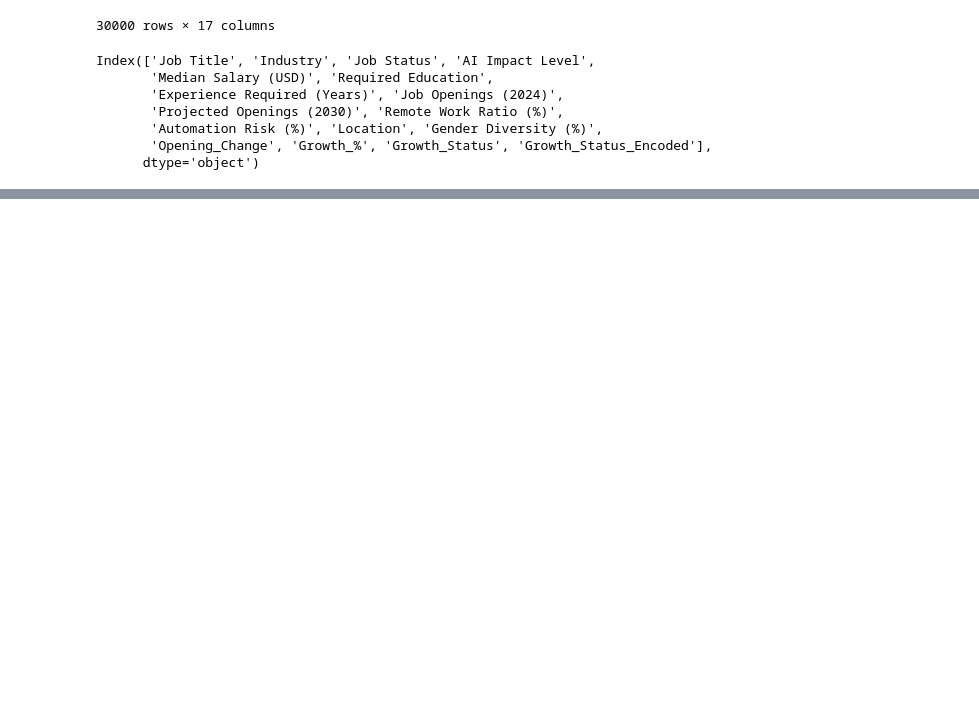
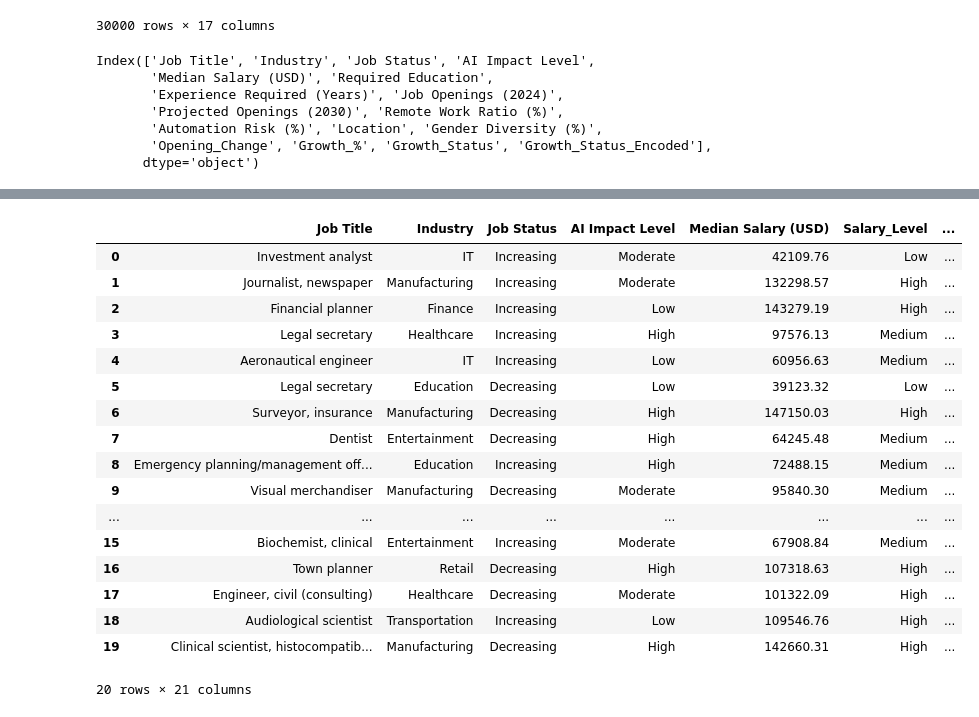
Before and after one commit to AJ0043/AI-Future-of-Jobs-Intelligence-Platform, a Jupyter notebook: AI_Adoption_&_Growth_Analysis.ipynb, the cells around one changed output, grey strips where cells are left out. Saved outputs shown, nothing was run; the diff lists cells and outputs as text; code cells hidden in the pictures; blank space fills up the shorter version.

```diff
--- a/AI_Adoption_&_Growth_Analysis.ipynb
+++ b/AI_Adoption_&_Growth_Analysis.ipynb
@@ -3189,0 +3300,11 @@ Index(['Job Title', 'Industry', 'Job Status', 'AI Impact Level',
+# %%
+# Feature 2 — Remote_Category
+ # Feature Engineering: Remote Category
+
+def remote_category(x):
+    if x == 0:
+        return "On-site"
+    elif x < 100:
+        return "Hybrid"
+    else:
+        return "Fully Remote"
@@ -3189,0 +3338,14 @@ Index(['Job Title', 'Industry', 'Job Status', 'AI Impact Level',
+# %%
+# Feature Engineering: Automation Category
+
+Featuring["Automation_Category"] = np.select(
+    [
+        Featuring["Automation Risk (%)"] < 33,
+        Featuring["Automation Risk (%)"] < 67
+    ],
+    [
+        "Low Risk",
+        "Medium Risk"
+    ],
+    default="High Risk"
+)
@@ -3189,0 +3393,7 @@ Index(['Job Title', 'Industry', 'Job Status', 'AI Impact Level',
+# %%
+# Feature Engineering: Salary Per Experience
+
+Featuring["Salary_Per_Experience"] = (
+    Featuring["Median Salary (USD)"] /
+    Featuring["Experience Required (Years)"].replace(0, np.nan)
+)
@@ -3189,0 +3449,21 @@ Index(['Job Title', 'Industry', 'Job Status', 'AI Impact Level',
+# %%
+Featuring.head(20)
+# %% [output]
+|  | Job Title | Industry | Job Status | AI Impact Level | Median Salary (USD) | Salary_Level | ... |
+| 0 | Investment analyst | IT | Increasing | Moderate | 42109.76 | Low | ... |
+| 1 | Journalist, newspaper | Manufacturing | Increasing | Moderate | 132298.57 | High | ... |
+| 2 | Financial planner | Finance | Increasing | Low | 143279.19 | High | ... |
+| 3 | Legal secretary | Healthcare | Increasing | High | 97576.13 | Medium | ... |
+| 4 | Aeronautical engineer | IT | Increasing | Low | 60956.63 | Medium | ... |
+| 5 | Legal secretary | Education | Decreasing | Low | 39123.32 | Low | ... |
+| 6 | Surveyor, insurance | Manufacturing | Decreasing | High | 147150.03 | High | ... |
+| 7 | Dentist | Entertainment | Decreasing | High | 64245.48 | Medium | ... |
+| 8 | Emergency planning/management off... | Education | Increasing | High | 72488.15 | Medium | ... |
+| 9 | Visual merchandiser | Manufacturing | Decreasing | Moderate | 95840.30 | Medium | ... |
+| ... | ... | ... | ... | ... | ... | ... | ... |
+| 15 | Biochemist, clinical | Entertainment | Increasing | Moderate | 67908.84 | Medium | ... |
+| 16 | Town planner | Retail | Decreasing | High | 107318.63 | High | ... |
+| 17 | Engineer, civil (consulting) | Healthcare | Decreasing | Moderate | 101322.09 | High | ... |
+| 18 | Audiological scientist | Transportation | Increasing | Low | 109546.76 | High | ... |
+| 19 | Clinical scientist, histocompatib... | Manufacturing | Decreasing | High | 142660.31 | High | ... |
+20 rows × 21 columns
```
Also changed, not shown: parts of 40 cells of this notebook.
